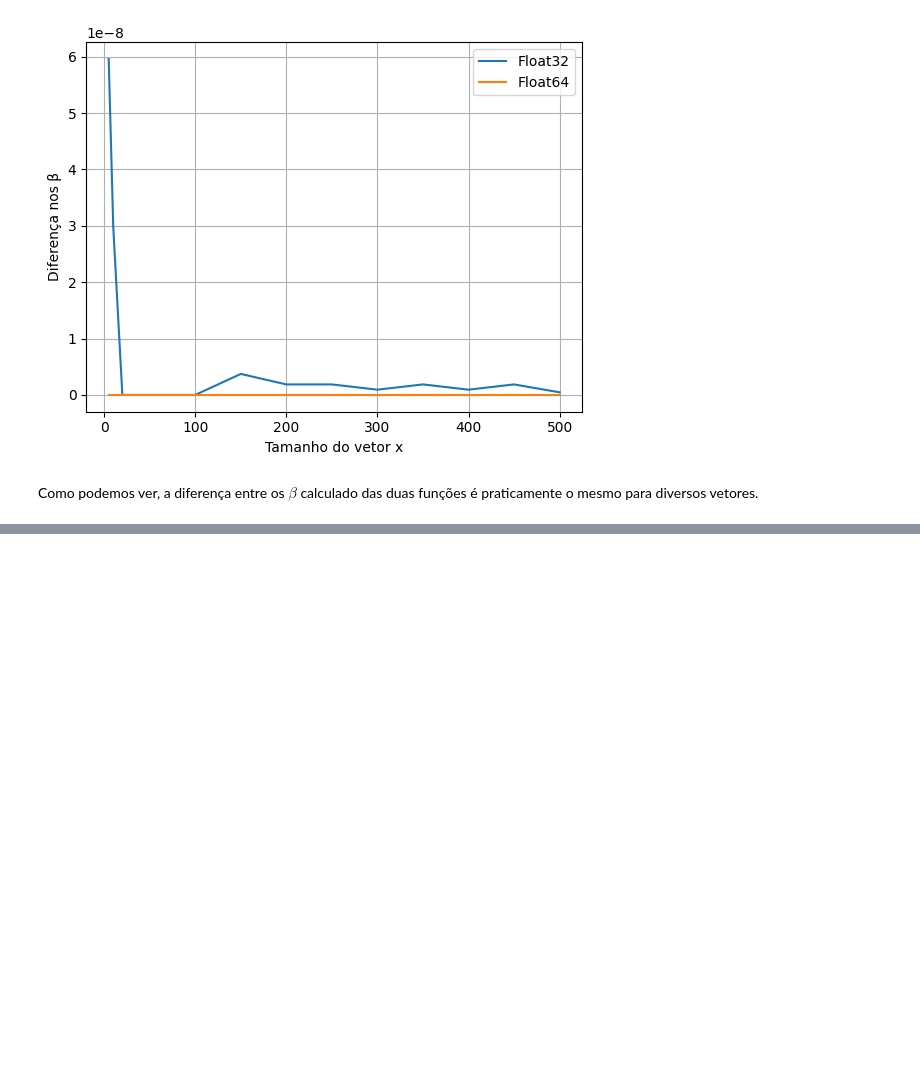
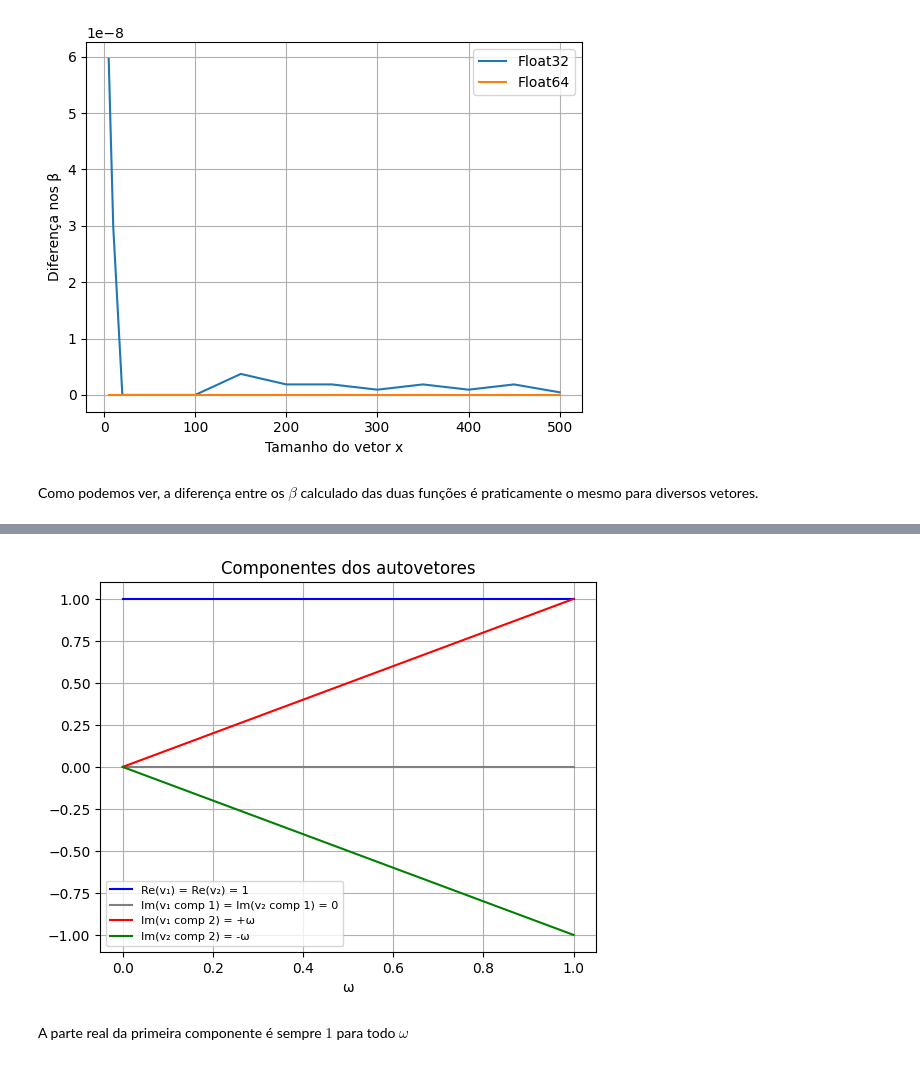
Before and after one commit to LuisTeodoroFonseca/Projeto4_ALN, a Jupyter notebook: projeto4.ipynb, the cells around one changed output, grey strips where cells are left out. Cells and saved outputs as stored; diff of their text form; code cells hidden in the pictures; blank space fills up the shorter version.

```diff
--- a/projeto4.ipynb
+++ b/projeto4.ipynb
@@ -204,0 +242,16 @@ Como podemos ver, a diferença entre os $\beta$ calculado das duas funções é
+# %%
+omegas = np.linspace(0, 1, 200)
+
+plt.plot(omegas, np.ones_like(omegas), color='blue', label='Re(v\u2081) = Re(v\u2082) = 1')
+plt.plot(omegas, np.zeros_like(omegas), color='gray', label='Im(v\u2081 comp 1) = Im(v\u2082 comp 1) = 0')
+plt.plot(omegas,  omegas, color='red',   label='Im(v\u2081 comp 2) = +\u03C9')
+plt.plot(omegas, -omegas, color='green', label='Im(v\u2082 comp 2) = -\u03C9')
+plt.xlabel('\u03C9')
+plt.title('Componentes dos autovetores')
+plt.legend(fontsize=8)
+plt.grid()
+plt.show()
+# %% [output]
+[figure, added]
+# %% [markdown]
+A parte real da primeira componente é sempre $1$ para todo $\omega$
```
Also changed, not shown: parts of 7 cells of this notebook.
